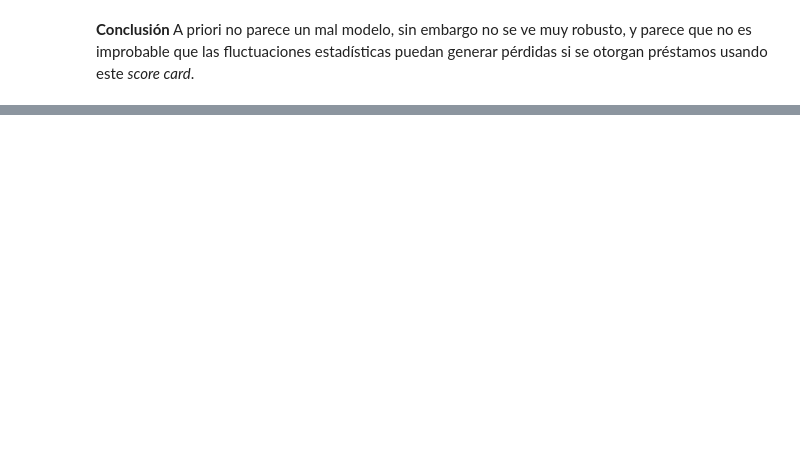
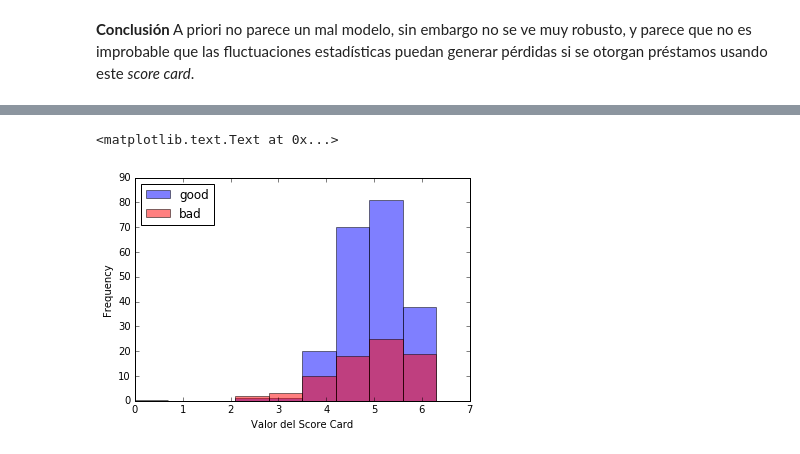
Before and after one commit to hackerschoolmty/Programa-Data-Science, a Jupyter notebook: 5.- Aprendizaje automático/5.- Sesión 1 Aprendizaje automático.ipynb, the cells around one changed output, grey strips where cells are left out. Saved outputs shown, nothing was run; the diff lists cells and outputs as text; code cells hidden in the pictures; blank space fills up the shorter version.

```diff
--- a/5.- Aprendizaje automático/5.- Sesión 1 Aprendizaje automático.ipynb
+++ b/5.- Aprendizaje automático/5.- Sesión 1 Aprendizaje automático.ipynb
@@ -539,0 +540,33 @@ df_bad['age'].plot.hist(bins=age_range,color='r',alpha=0.5,label='bad')
+# %%
+from bayes_model import BayesModel
+bayes_scores = []
+bm = BayesModel()
+for row in df_testing.iterrows():
+    row = row[1]
+    cac = row['checking_acc_numeric']
+    amount = row['amount']
+    pet = row['p_employment_time_numeric']
+    age = row['age']
+    prt = row['p_residence_time']
+    crh = row['credit_history_numeric']
+    prp = row['purpose_numeric']
+    my_bm = bm.score(cac = cac,
+                     crh = crh,
+                     prp = prp,
+                     amount = amount,
+                     pet = pet,
+                     prt = prt,
+                     age = age)
+    bayes_scores.append(my_bm)
+df_testing['bayes_scores'] = bayes_scores
+# %%
+bayes_scores_range = arange(-0.,7.,0.7)
+df_good = df_testing[df_testing['is_good']==1]
+df_bad = df_testing[df_testing['is_good']!=1]
+htest_good = df_good['bayes_scores'].plot.hist(bins=bayes_scores_range,color='b',alpha=0.5,label='good')
+htest_bad = df_bad['bayes_scores'].plot.hist(bins=bayes_scores_range,color='r',alpha=0.5,label='bad')
+plt.legend(loc='upper left')
+plt.xlabel('Valor del Score Card')
+# %% [output]
+<matplotlib.text.Text at 0x...>
+[figure, added]
```
Also changed, not shown: parts of 35 cells of this notebook.
